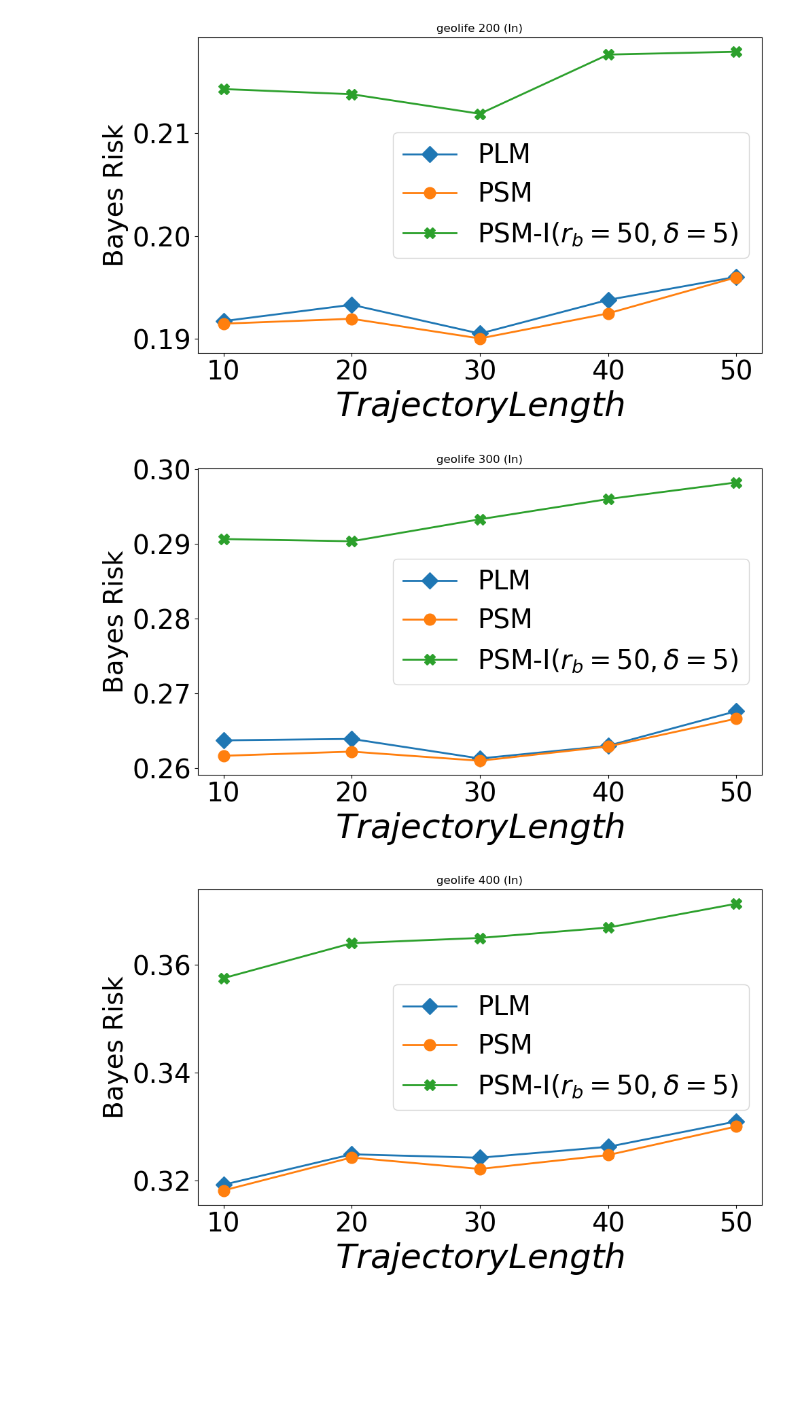
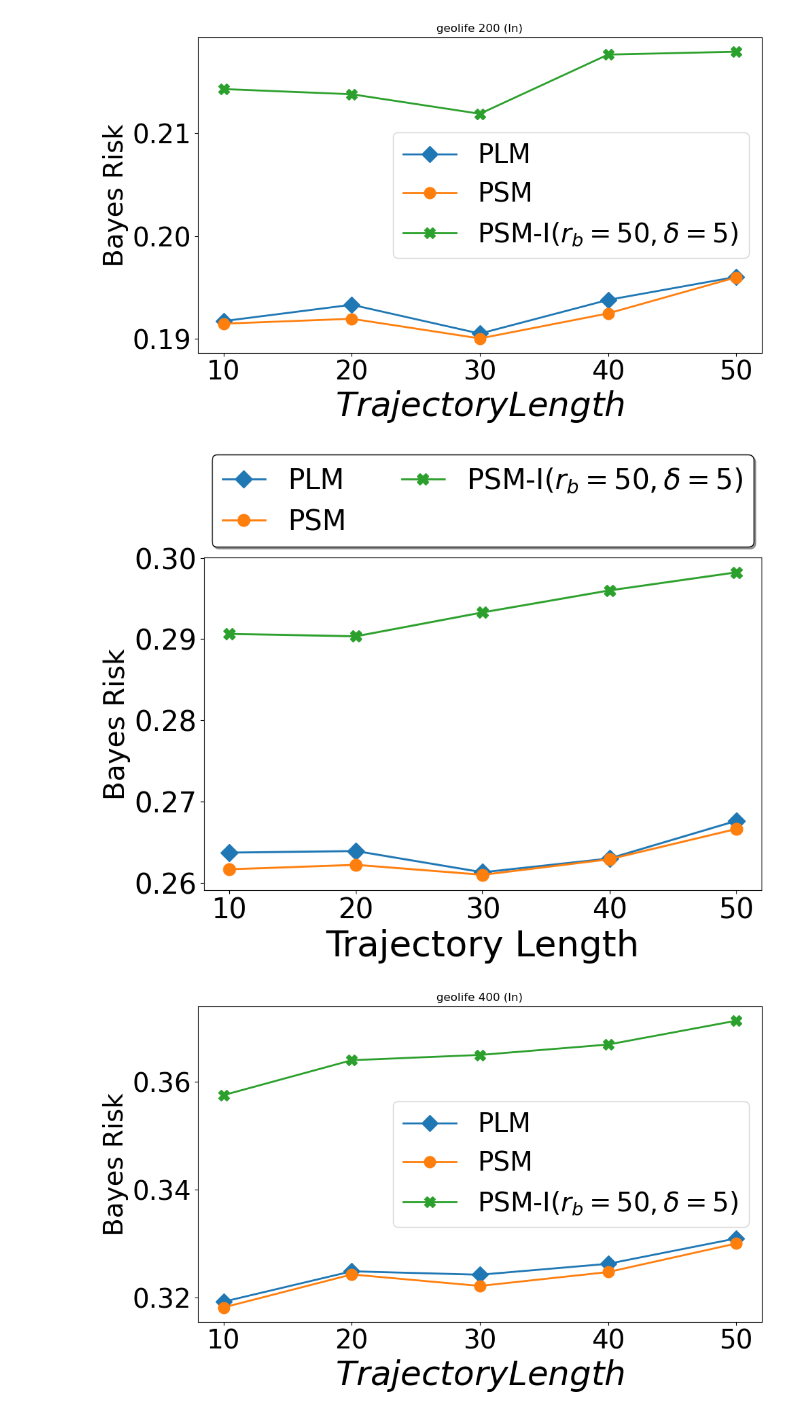
Before and after one commit to shafizurRseeam/location_privacy, a Jupyter notebook: fbleau_figure_geolife.ipynb, the cells around one changed output. Drawn from its saved outputs; the diff is of its cells as text; code cells hidden in the pictures; blank space fills up the shorter version.

```diff
--- a/fbleau_figure_geolife.ipynb
+++ b/fbleau_figure_geolife.ipynb
@@ -160,3 +160,9 @@ plt.savefig(pathsvg, format='svg', bbox_inches='tight')
 plt.show()
 # %% [output]
 [figure]
+# %%
+df_our_5_ln_200_uci = pd.read_csv(r'C:\Users\ss6365\Desktop\location_privacy_final\geolife\fbleau\fbleau_results_our_bl_50_delta_5_ln_200.csv')
+df_our_10_ln_200_uci = pd.read_csv(r'C:\Users\ss6365\Desktop\location_privacy_final\geolife\fbleau\fbleau_results_our_bl_50_delta_10_ln_200.csv')
+#df_laplace_delta_ln_200_uci = pd.read_csv(r'C:\Users\ss6365\Desktop\location_privacy_final\uci\fbleau\fbleau_results_laplace_uci_5_collected_ln_200.csv')
+df_our_15_ln_200_uci = pd.read_csv(r'C:\Users\ss6365\Desktop\location_privacy_final\geolife\fbleau\fbleau_results_our_bl_50_delta_15_ln_200.csv')
+df_our_20_ln_200_uci = pd.read_csv(r'C:\Users\ss6365\Desktop\location_privacy_final\geolife\fbleau\fbleau_results_our_bl_50_delta_20_ln_200.csv')
@@ -619,41 +676,61 @@ our = [df_our_bl_50_delta_5_ln_300_10['Bayes security measure'].iloc[1], df_our_
 
 # Example data (assuming you have these data frames ready)
 epsilon_values = [10, 20, 30, 40,50]
 
 # Define lines with linestyle added
 line1 = {'x': epsilon_values, 'y': laplace, 'label': r'PLM', 'color': '#1F77B4', 'marker': 'D', 'linewidth': 2, 'markersize': 12, 'linestyle': '-'}
 line2 = {'x': epsilon_values, 'y': staircase, 'label': 'PSM', 'color': '#FF7F0E', 'marker': 'o', 'linewidth': 2, 'markersize': 12, 'linestyle': '-'}
 line3 = {'x': epsilon_values, 'y': our, 'label': 'PSM-I$(r_b=50, \delta=5)$', 'color': '#2CA02C', 'marker': 'X', 'linewidth': 2, 'markersize': 12, 'linestyle': '-'}
 #line4 = {'x': epsilon_values, 'y': df_our_log_100_collected['Bayes security measure'], 'label': r'PLM$_{\delta}\,(\delta=5)$', 'color': '#DC143C', 'marker': '*', 'linewidth': 2, 'markersize': 12, 'linestyle': '-'}
 
 plt.figure(figsize=(10, 6))
 
 # Plot each line with improved settings
 for line in [line1, line2, line3]:
     plt.plot(line['x'], line['y'], label=line['label'], color=line['color'], marker=line['marker'], linestyle=line['linestyle'], linewidth=line['linewidth'], markersize=line['markersize'])
 
 # Labels for axes
-plt.xlabel('$Trajectory Length$', fontsize=36)
+plt.xlabel('Trajectory Length', fontsize=36)
 plt.ylabel('Bayes Risk', fontsize=28)
 
 # Log scale for x-axis and setting specific ticks and labels
 
 plt.xticks(epsilon_values, labels=[str(val) for val in epsilon_values])
 plt.tick_params(axis='both', which='major', labelsize=28)
+# Modify the legend to match the desired style
+legend = plt.legend(fontsize=28, loc='upper center', bbox_to_anchor=(0.5, 1.35),  shadow=True, ncol=2, handlelength=1.5)
 
+# Adjust the legend's frame appearance
+frame = legend.get_frame()
+frame.set_edgecolor('black')  # Set the border color to match the bar plot example
+frame.set_linewidth(1)  # Set the border width
+
+
+
+frame = legend.get_frame()
+frame.set_edgecolor('black')  # Set the border color
+frame.set_linewidth(1)  # Set the border width
+
+
+# Setting the tick parameters
+# Adjust layout to make room for the legend outside of the plot
+
+# Display the plot with the modified legend
 # Adding a grid, legend, and ensuring layout is tight for best appearance
 #plt.grid(True)
-plt.legend(fontsize=28, frameon=True, loc='best')
-plt.tight_layout()
-plt.title('geolife 300 (ln)')
-# Uncomment the following lines to save the plot if needed
-# plt.savefig('/path/to/your/directory/filename.png', dpi=300, bbox_inches='tight')
-# plt.savefig('/path/to/your/directory/filename.svg', format='svg', bbox_inches='tight')
+
+
+pathpng = r'C:\Users\ss6365\Desktop\location_privacy_final\geolife\figure\png\bayes_point_ln_300_trace'
+plt.savefig(pathpng, dpi=300, bbox_inches='tight')
+
+pathsvg = r'C:\Users\ss6365\Desktop\location_privacy_final\geolife\figure\svg\bayes_point_ln_300_trace'
+
+plt.savefig(pathsvg, format='svg', bbox_inches='tight')
 
 # Display the plot
 plt.show()
 # %% [output]
-[figure, old version]
+[figure, new version]
 # %%
 laplace = [df_laplace_ln_400_10['Bayes security measure'].iloc[1], df_laplace_ln_400_20['Bayes security measure'].iloc[1], df_laplace_ln_400_30['Bayes security measure'].iloc[1], df_laplace_ln_400_40['Bayes security measure'].iloc[1], df_laplace_ln_400_50['Bayes security measure'].iloc[1]]
 staircase = [df_staircase_ln_400_10['Bayes security measure'].iloc[1], df_staircase_ln_400_20['Bayes security measure'].iloc[1], df_staircase_ln_400_30['Bayes security measure'].iloc[1], df_staircase_ln_400_40['Bayes security measure'].iloc[1], df_staircase_ln_400_50['Bayes security measure'].iloc[1]]
```
Also changed, not shown: parts of 3 cells of this notebook, 4 other files.
